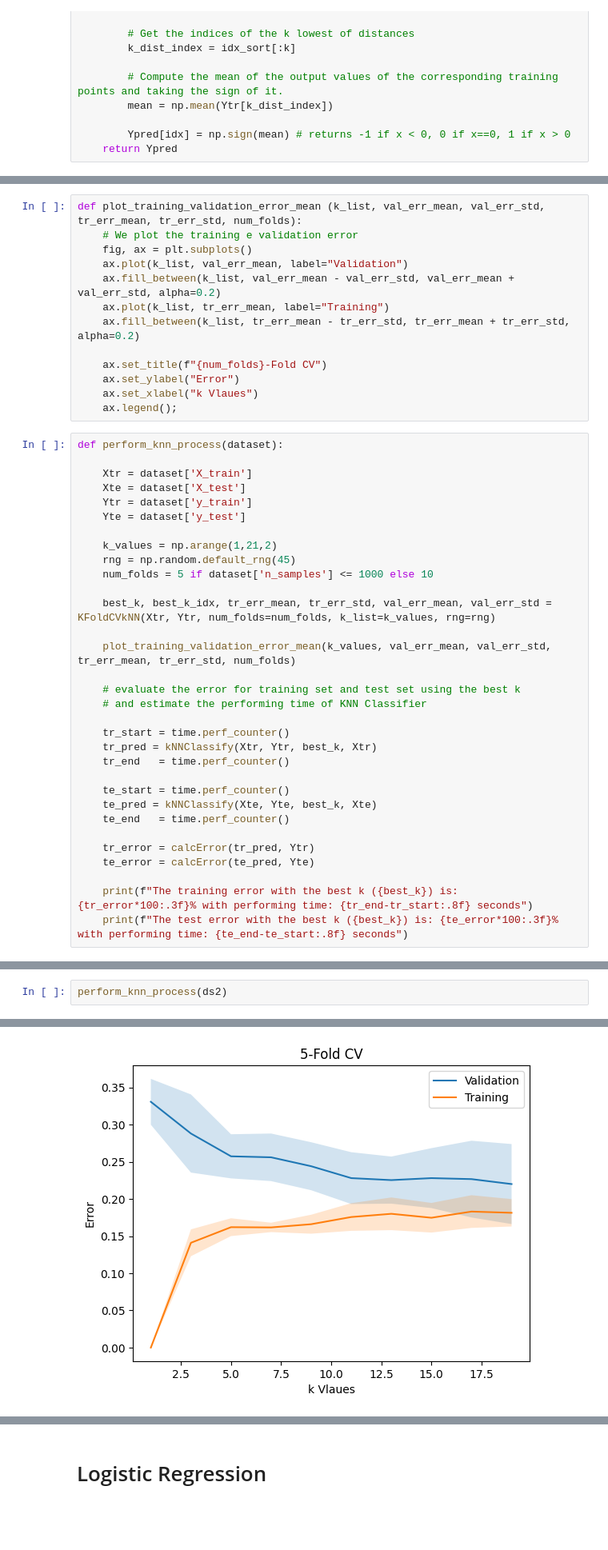
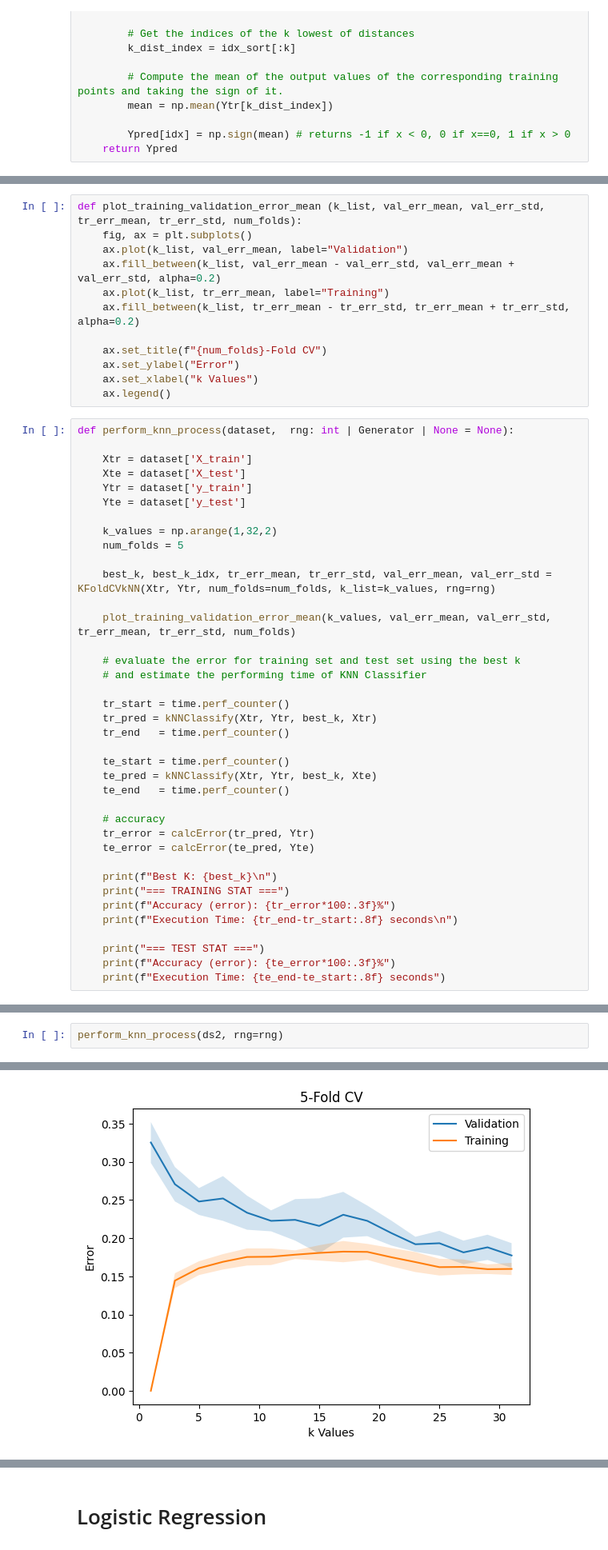
Before and after one commit to LorisPrataiolo/ML-Mid-Term-1, a Jupyter notebook: MidTerm1_KNN_LR.ipynb, the cells around one changed output, grey strips where cells are left out. Shown: that part at 80% size. Saved outputs shown, nothing was run; the diff lists cells and outputs as text; blank space fills up the shorter version.

```diff
--- a/MidTerm1_KNN_LR.ipynb
+++ b/MidTerm1_KNN_LR.ipynb
@@ -169,7 +169,6 @@ def KFoldCVkNN(Xtr, Ytr, num_folds, k_list, rng: int | Generator | None = None):
     return best_k, best_k_idx, tr_err_mean, tr_err_std, val_err_mean, val_err_std
 # %%
 def plot_training_validation_error_mean (k_list, val_err_mean, val_err_std, tr_err_mean, tr_err_std, num_folds):
-    # We plot the training e validation error
     fig, ax = plt.subplots()
     ax.plot(k_list, val_err_mean, label="Validation")
     ax.fill_between(k_list, val_err_mean - val_err_std, val_err_mean + val_err_std, alpha=0.2)
@@ -178,19 +177,18 @@ def plot_training_validation_error_mean (k_list, val_err_mean, val_err_std, tr_e
 
     ax.set_title(f"{num_folds}-Fold CV")
     ax.set_ylabel("Error")
-    ax.set_xlabel("k Vlaues")
-    ax.legend();
+    ax.set_xlabel("k Values")
+    ax.legend()
 # %%
-def perform_knn_process(dataset):
+def perform_knn_process(dataset,  rng: int | Generator | None = None):
 
     Xtr = dataset['X_train']
     Xte = dataset['X_test']
     Ytr = dataset['y_train']
     Yte = dataset['y_test']
 
-    k_values = np.arange(1,21,2)
-    rng = np.random.default_rng(45)
-    num_folds = 5 if dataset['n_samples'] <= 1000 else 10
+    k_values = np.arange(1,32,2)
+    num_folds = 5
 
     best_k, best_k_idx, tr_err_mean, tr_err_std, val_err_mean, val_err_std = KFoldCVkNN(Xtr, Ytr, num_folds=num_folds, k_list=k_values, rng=rng)
 
@@ -204,12 +202,19 @@ def perform_knn_process(dataset):
     tr_end   = time.perf_counter()
 
     te_start = time.perf_counter()
-    te_pred = kNNClassify(Xte, Yte, best_k, Xte)
+    te_pred = kNNClassify(Xtr, Ytr, best_k, Xte)
     te_end   = time.perf_counter()
 
+    # accuracy
     tr_error = calcError(tr_pred, Ytr)
     te_error = calcError(te_pred, Yte)
 
-    print(f"The training error with the best k ({best_k}) is: {tr_error*100:.3f}% with performing time: {tr_end-tr_start:.8f} seconds")
-    print(f"The test error with the best k ({best_k}) is: {te_error*100:.3f}% with performing time: {te_end-te_start:.8f} seconds")
+    print(f"Best K: {best_k}\n")
+    print("=== TRAINING STAT ===")
+    print(f"Accuracy (error): {tr_error*100:.3f}%")
+    print(f"Execution Time: {tr_end-tr_start:.8f} seconds\n")
+
+    print("=== TEST STAT ===")
+    print(f"Accuracy (error): {te_error*100:.3f}%")
+    print(f"Execution Time: {te_end-te_start:.8f} seconds")
 # %%
@@ -221,3 +234,3 @@ The test error with the best k (17) is: 14.000% with performing time: 0.00368133
 # %%
-perform_knn_process(ds2)
+perform_knn_process(ds2, rng=rng)
 # %% [output]
@@ -226,2 +246,2 @@ The test error with the best k (19) is: 24.000% with performing time: 0.08657367
-[figure, old version]
+[figure, new version]
 # %%
```
Also changed, not shown: parts of 5 cells of this notebook.
